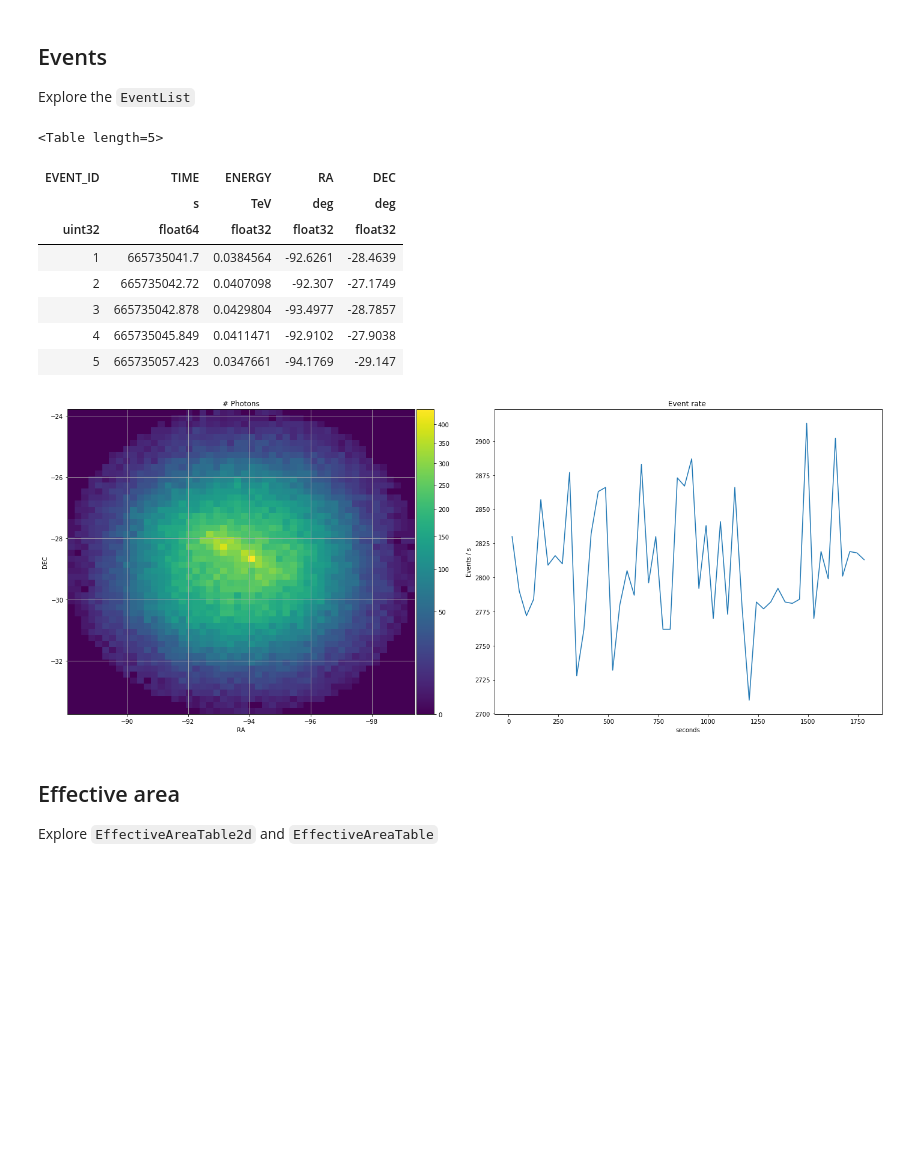
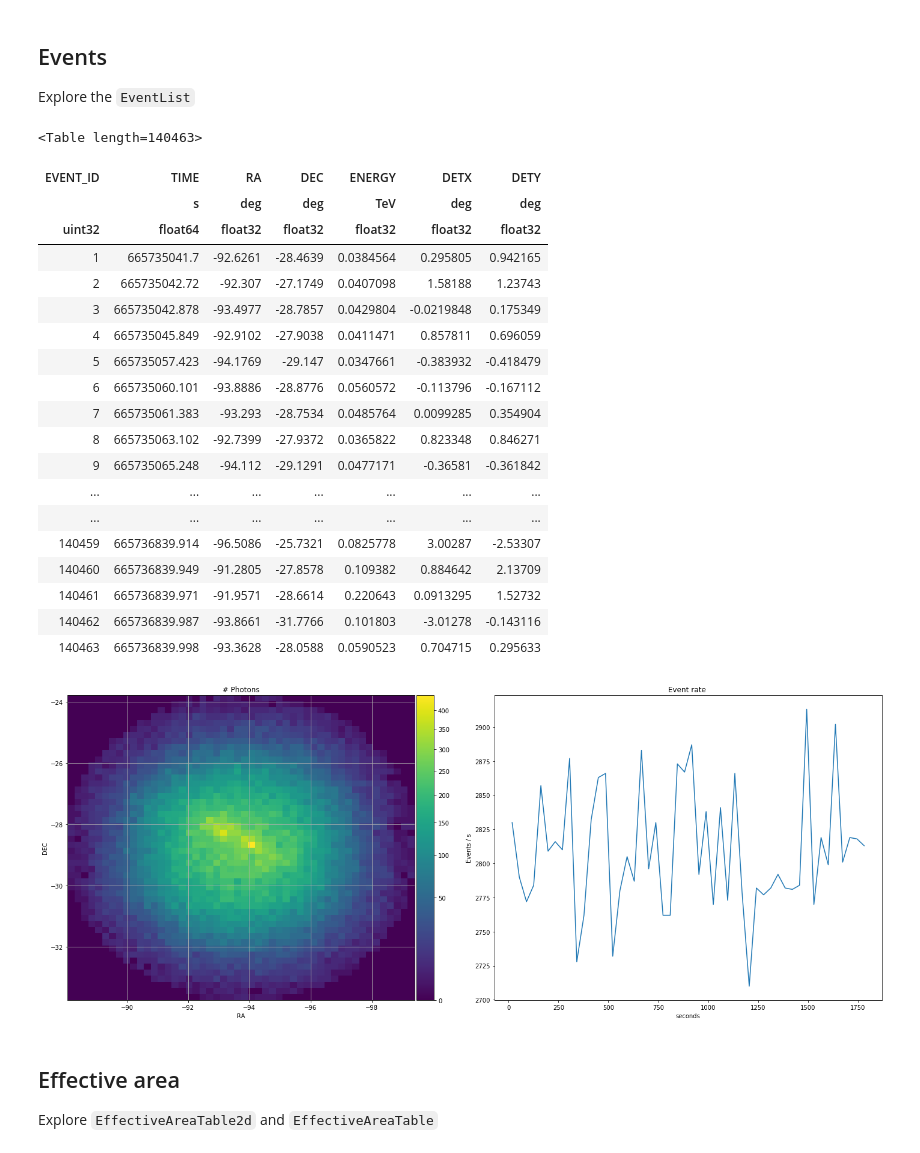
Before and after one commit to dcfidalgo/gammapy-extra, a Jupyter notebook: notebooks/data_iact.ipynb, the cells around one changed output. Cells and saved outputs as stored; diff of their text form; code cells hidden in the pictures; blank space fills up the shorter version.

```diff
--- a/notebooks/data_iact.ipynb
+++ b/notebooks/data_iact.ipynb
@@ -141,17 +163,29 @@ Explore the `EventList`
 # %%
 events = obs.events
 events.peek()
-events.table[:5][['EVENT_ID', 'TIME', 'ENERGY', 'RA', 'DEC']]
+#events.table[:][['EVENT_ID', 'TIME', 'ENERGY', 'RA', 'DEC']]
+events.table[:]
 # %% [output]
-<Table length=5>
+<Table length=140463>
-| EVENT_ID | TIME | ENERGY | RA | DEC |
-|  | s | TeV | deg | deg |
-| uint32 | float64 | float32 | float32 | float32 |
-| 1 | 665735041.7 | 0.0384564 | -92.6261 | -28.4639 |
-| 2 | 665735042.72 | 0.0407098 | -92.307 | -27.1749 |
-| 3 | 665735042.878 | 0.0429804 | -93.4977 | -28.7857 |
-| 4 | 665735045.849 | 0.0411471 | -92.9102 | -27.9038 |
-| 5 | 665735057.423 | 0.0347661 | -94.1769 | -29.147 |
+| EVENT_ID | TIME | RA | DEC | ENERGY | DETX | DETY |
+|  | s | deg | deg | TeV | deg | deg |
+| uint32 | float64 | float32 | float32 | float32 | float32 | float32 |
+| 1 | 665735041.7 | -92.6261 | -28.4639 | 0.0384564 | 0.295805 | 0.942165 |
+| 2 | 665735042.72 | -92.307 | -27.1749 | 0.0407098 | 1.58188 | 1.23743 |
+| 3 | 665735042.878 | -93.4977 | -28.7857 | 0.0429804 | -0.0219848 | 0.175349 |
+| 4 | 665735045.849 | -92.9102 | -27.9038 | 0.0411471 | 0.857811 | 0.696059 |
+| 5 | 665735057.423 | -94.1769 | -29.147 | 0.0347661 | -0.383932 | -0.418479 |
+| 6 | 665735060.101 | -93.8886 | -28.8776 | 0.0560572 | -0.113796 | -0.167112 |
+| 7 | 665735061.383 | -93.293 | -28.7534 | 0.0485764 | 0.0099285 | 0.354904 |
+| 8 | 665735063.102 | -92.7399 | -27.9372 | 0.0365822 | 0.823348 | 0.846271 |
+| 9 | 665735065.248 | -94.112 | -29.1291 | 0.0477171 | -0.36581 | -0.361842 |
+| ... | ... | ... | ... | ... | ... | ... |
+| ... | ... | ... | ... | ... | ... | ... |
+| 140459 | 665736839.914 | -96.5086 | -25.7321 | 0.0825778 | 3.00287 | -2.53307 |
+| 140460 | 665736839.949 | -91.2805 | -27.8578 | 0.109382 | 0.884642 | 2.13709 |
+| 140461 | 665736839.971 | -91.9571 | -28.6614 | 0.220643 | 0.0913295 | 1.52732 |
+| 140462 | 665736839.987 | -93.8661 | -31.7766 | 0.101803 | -3.01278 | -0.143116 |
+| 140463 | 665736839.998 | -93.3628 | -28.0588 | 0.0590523 | 0.704715 | 0.295633 |
 [figure]
 # %% [markdown]
 ## Effective area
```
Also changed, not shown: parts of 8 cells of this notebook, 51 other files.
